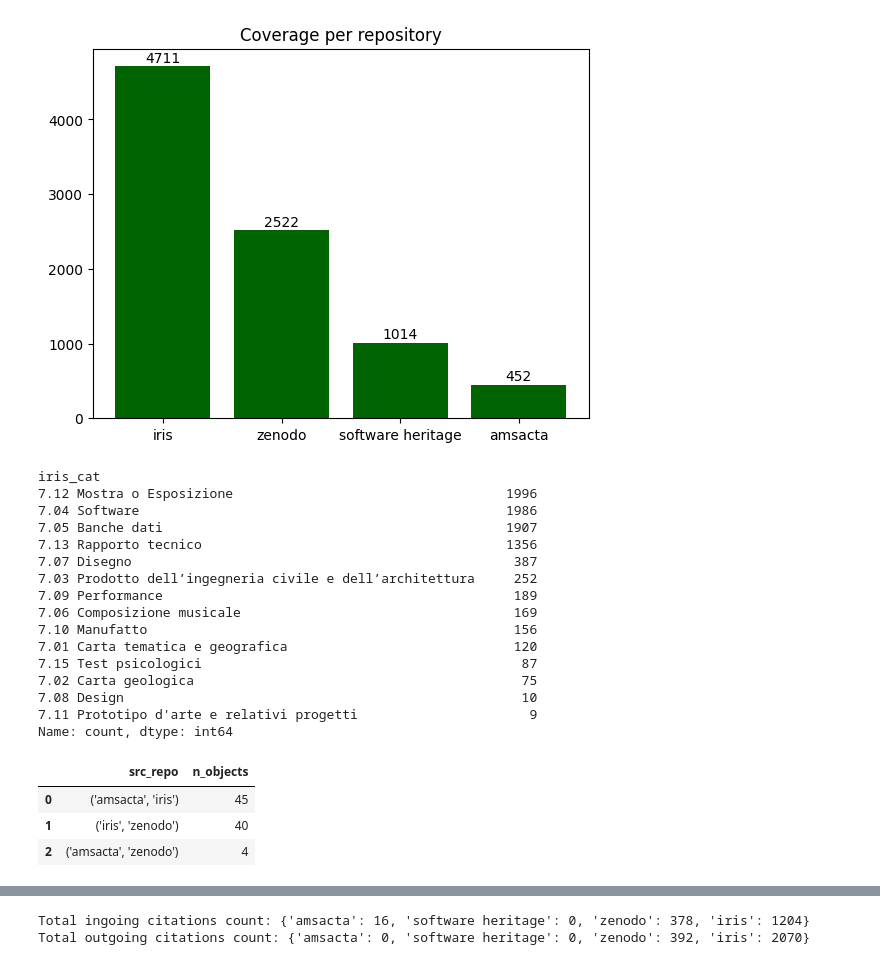
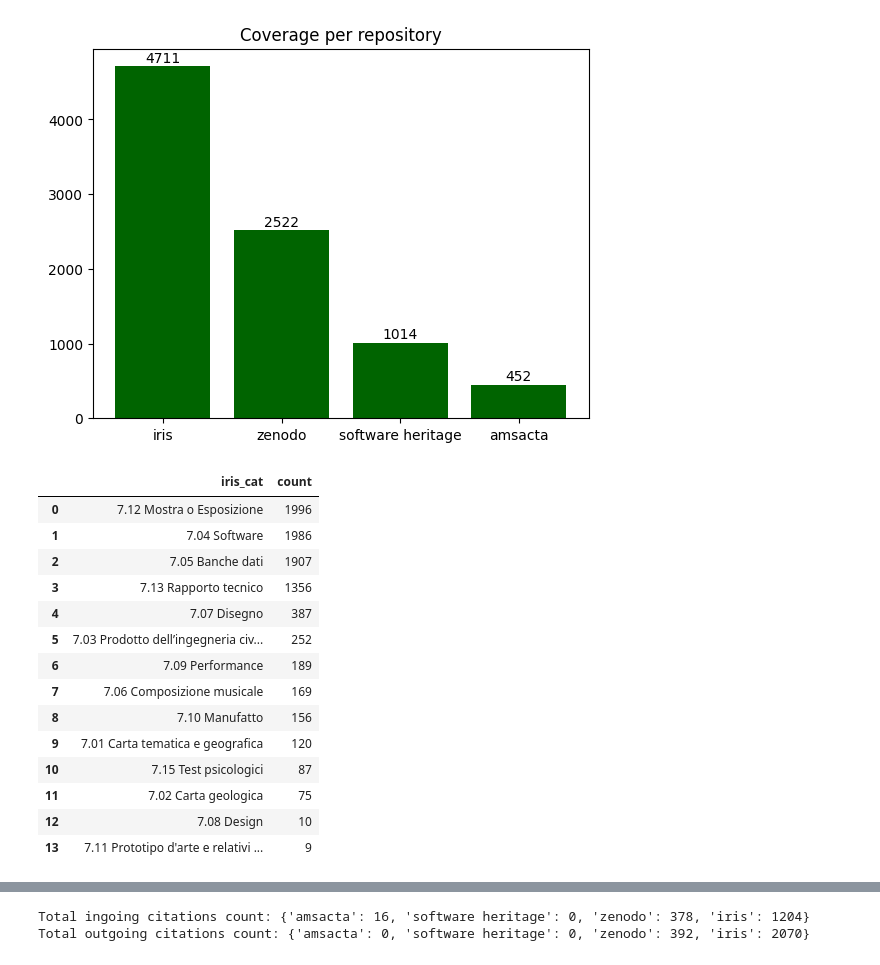
Before and after one commit to open-sci/2024-2025, a Jupyter notebook: crisis/code/research_question/DataVisualisation.ipynb, the cells around one changed output, grey strips where cells are left out. Saved outputs shown, nothing was run; the diff lists cells and outputs as text; code cells hidden in the pictures.

```diff
--- a/crisis/code/research_question/DataVisualisation.ipynb
+++ b/crisis/code/research_question/DataVisualisation.ipynb
@@ -33,21 +33,21 @@ for i, v in enumerate(y):
 [figure]
 # %%
 coverage_cat = RQ1['iris_cat'].value_counts()
-coverage_cat
+coverage_cat_df.columns = ['iris_cat', 'count']
+coverage_cat_df
 # %% [output]
-iris_cat
-7.12 Mostra o Esposizione                                   1996
-7.04 Software                                               1986
-7.05 Banche dati                                            1907
-7.13 Rapporto tecnico                                       1356
-7.07 Disegno                                                 387
-7.03 Prodotto dell’ingegneria civile e dell’architettura     252
-7.09 Performance                                             189
-7.06 Composizione musicale                                   169
-7.10 Manufatto                                               156
-7.01 Carta tematica e geografica                             120
-7.15 Test psicologici                                         87
-7.02 Carta geologica                                          75
-7.08 Design                                                   10
-7.11 Prototipo d'arte e relativi progetti                      9
-Name: count, dtype: int64
+|  | iris_cat | count |
+| 0 | 7.12 Mostra o Esposizione | 1996 |
+| 1 | 7.04 Software | 1986 |
+| 2 | 7.05 Banche dati | 1907 |
+| 3 | 7.13 Rapporto tecnico | 1356 |
+| 4 | 7.07 Disegno | 387 |
+| 5 | 7.03 Prodotto dell’ingegneria civ... | 252 |
+| 6 | 7.09 Performance | 189 |
+| 7 | 7.06 Composizione musicale | 169 |
+| 8 | 7.10 Manufatto | 156 |
+| 9 | 7.01 Carta tematica e geografica | 120 |
+| 10 | 7.15 Test psicologici | 87 |
+| 11 | 7.02 Carta geologica | 75 |
+| 12 | 7.08 Design | 10 |
+| 13 | 7.11 Prototipo d'arte e relativi ... | 9 |
@@ -56,12 +54,3 @@ RQ2 - Overlapping among repositories
-# %%
-records = pd.read_csv("C:/Users/annan/Downloads/overlap_records.csv")
-counts = pd.read_csv("C:/Users/annan/Downloads/overlap_counts.csv")
-counts
-# %% [output]
-|  | src_repo | n_objects |
-| 0 | ('amsacta', 'iris') | 45 |
-| 1 | ('iris', 'zenodo') | 40 |
-| 2 | ('amsacta', 'zenodo') | 4 |
 # %%
 RQ3 - citations count
 # %%
```
Also changed, not shown: parts of 5 cells of this notebook.
